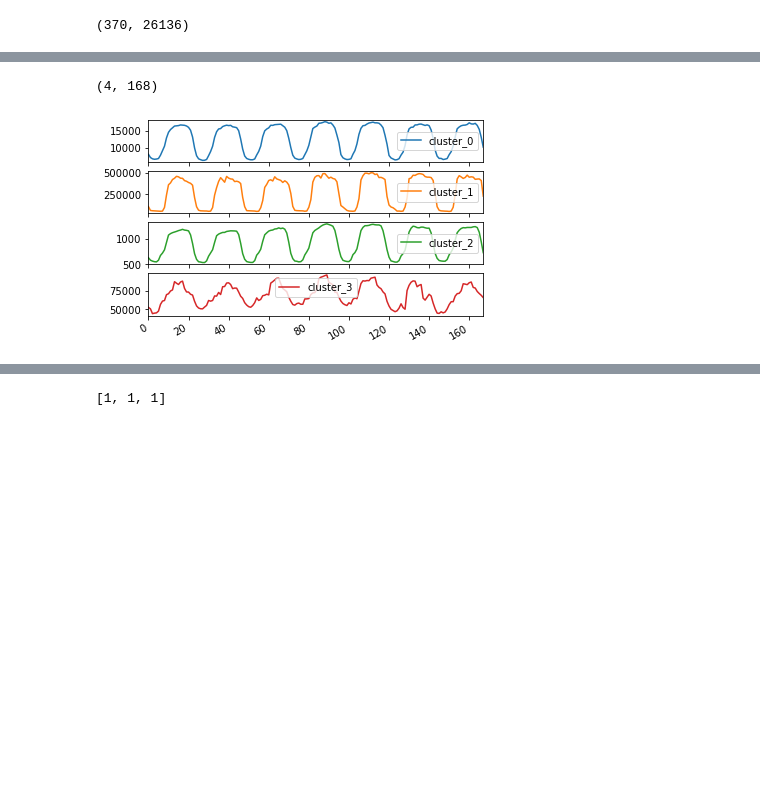
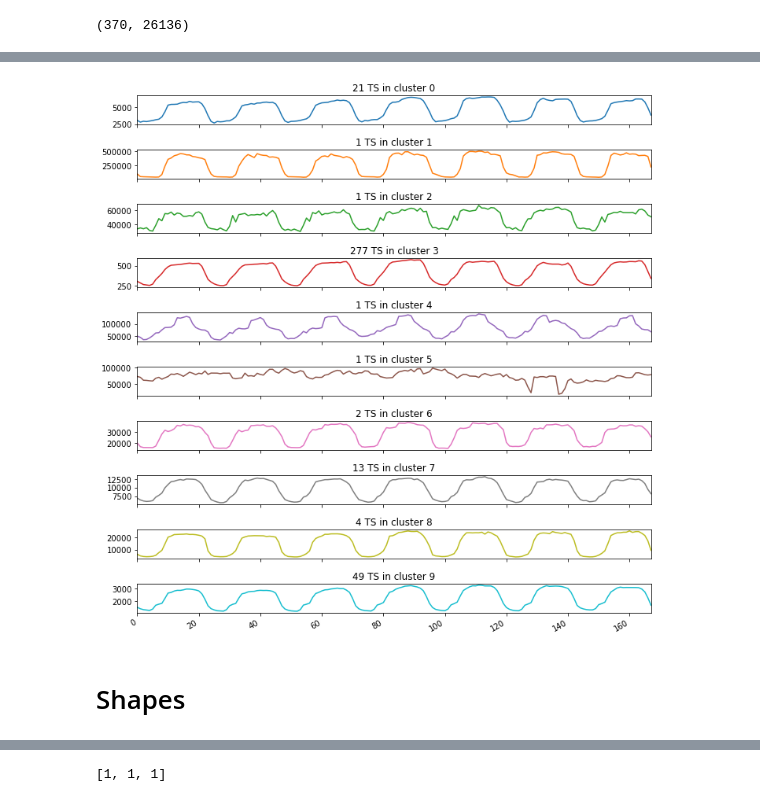
Before and after one commit to erikdengerud/TCN, a Jupyter notebook: test_kmeans.ipynb, the cells around one changed output, grey strips where cells are left out. Saved outputs shown, nothing was run; the diff lists cells and outputs as text; code cells hidden in the pictures; blank space fills up the shorter version.

```diff
--- a/test_kmeans.ipynb
+++ b/test_kmeans.ipynb
@@ -14,7 +16,7 @@ X.shape
 # %% [output]
 (370, 26136)
 # %%
-kmeans = KMeans(n_clusters=4, random_state=0, verbose=1)
+kmeans = KMeans(n_clusters=10, random_state=0, verbose=0)
 # %%
 kmeans.fit(X)
 # %% [output]
@@ -61,18 +32,18 @@ array([2, 2, 2, 2, 2, 2, 2, 2, 2, 2, 2, 2, 2, 2, 2, 2, 2, 2, 2, 2, 2, 2,
 # %%
 centers = kmeans.cluster_centers_
-# %%
-centers[:,15000:15168].shape
-# %% [output]
-(4, 168)
 # %%
 d = {f"cluster_{i}" : l for i, l in enumerate(centers[:,15000:15168])}
 # %%
 df = pd.DataFrame(d)
-# %%
-df.plot(subplots=True)
-plt.show()
-# %% [output]
-[figure, removed]
+# %%
+titles = [f"{num_in_cluster[i]} TS in cluster {i}" for i in range(len(kmeans.cluster_centers_))]
+df.plot(figsize=(10,len(kmeans.cluster_centers_)), subplots=True, title=titles, legend=False)
+plt.tight_layout()
+plt.show()
+# %% [output]
+[figure, added]
+# %% [markdown]
+# Shapes
 # %%
 def shape_series(
     shape, length=100, period=10, mean=0, var=1, noise=None, noise_var=1
```
Also changed, not shown: parts of 42 cells of this notebook, 44 other files.
